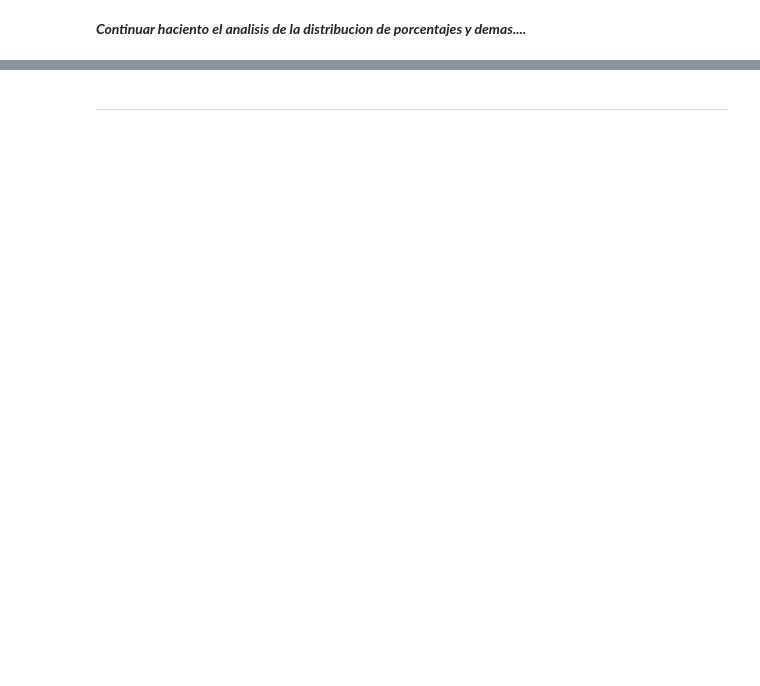
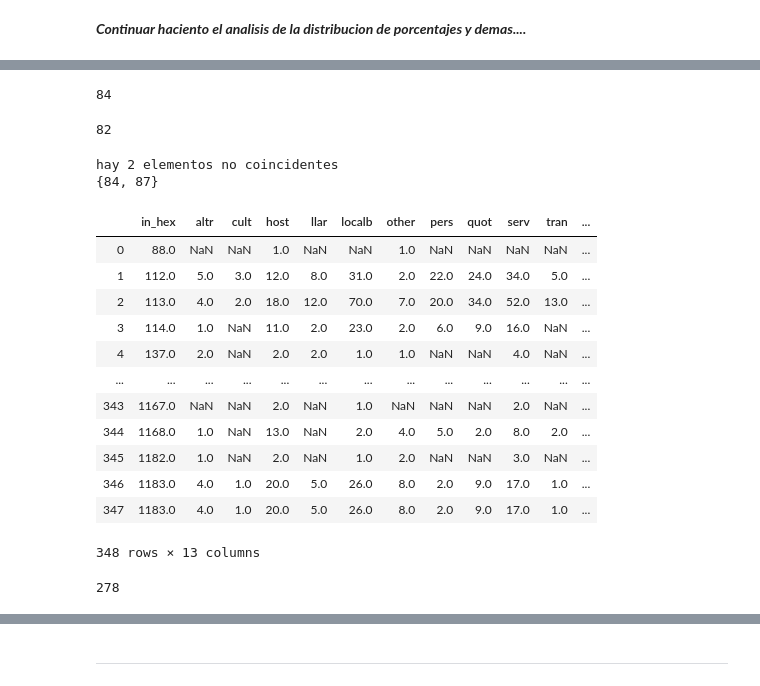
Before and after one commit to AlanItzep/Gmps_E, a Jupyter notebook: google_Maps_Eixos.ipynb, the cells around one changed output, grey strips where cells are left out. Cells and saved outputs as stored; diff of their text form; code cells hidden in the pictures; blank space fills up the shorter version.

```diff
--- a/google_Maps_Eixos.ipynb
+++ b/google_Maps_Eixos.ipynb
@@ -2210,0 +2377,43 @@ pivost.to_csv('pivot_polygon_in_hex.csv', index=False)
+# %%
+len(perc.polygon_id.unique())
+# %% [output]
+84
+# %%
+len(df_poly.polygon_id.unique())
+# %% [output]
+82
+# %%
+l1 = set(perc.polygon_id.unique())
+
+l2 = set(df_poly.polygon_id.unique())
+
+r = l1.difference(l2)
+if len(r) > 0 :
+    print("hay {} elementos no coincidentes".format(len(r)))
+    print(r)
+else:
+    print("no hay valores a reportar")
+# %% [output]
+hay 2 elementos no coincidentes
+{84, 87}
+# %%
+ta_pivoted = pd.read_csv('pivot_polygon_in_hex.csv')
+ta_pivoted
+# %% [output]
+|  | in_hex | altr | cult | host | llar | localb | other | pers | quot | serv | tran | ... |
+| 0 | 88.0 | NaN | NaN | 1.0 | NaN | NaN | 1.0 | NaN | NaN | NaN | NaN | ... |
+| 1 | 112.0 | 5.0 | 3.0 | 12.0 | 8.0 | 31.0 | 2.0 | 22.0 | 24.0 | 34.0 | 5.0 | ... |
+| 2 | 113.0 | 4.0 | 2.0 | 18.0 | 12.0 | 70.0 | 7.0 | 20.0 | 34.0 | 52.0 | 13.0 | ... |
+| 3 | 114.0 | 1.0 | NaN | 11.0 | 2.0 | 23.0 | 2.0 | 6.0 | 9.0 | 16.0 | NaN | ... |
+| 4 | 137.0 | 2.0 | NaN | 2.0 | 2.0 | 1.0 | 1.0 | NaN | NaN | 4.0 | NaN | ... |
+| ... | ... | ... | ... | ... | ... | ... | ... | ... | ... | ... | ... | ... |
+| 343 | 1167.0 | NaN | NaN | 2.0 | NaN | 1.0 | NaN | NaN | NaN | 2.0 | NaN | ... |
+| 344 | 1168.0 | 1.0 | NaN | 13.0 | NaN | 2.0 | 4.0 | 5.0 | 2.0 | 8.0 | 2.0 | ... |
+| 345 | 1182.0 | 1.0 | NaN | 2.0 | NaN | 1.0 | 2.0 | NaN | NaN | 3.0 | NaN | ... |
+| 346 | 1183.0 | 4.0 | 1.0 | 20.0 | 5.0 | 26.0 | 8.0 | 2.0 | 9.0 | 17.0 | 1.0 | ... |
+| 347 | 1183.0 | 4.0 | 1.0 | 20.0 | 5.0 | 26.0 | 8.0 | 2.0 | 9.0 | 17.0 | 1.0 | ... |
+348 rows × 13 columns
+# %%
+len(ta_pivoted.in_hex.unique())
+# %% [output]
+278
```
Also changed, not shown: parts of 97 cells of this notebook, 1 other file.
